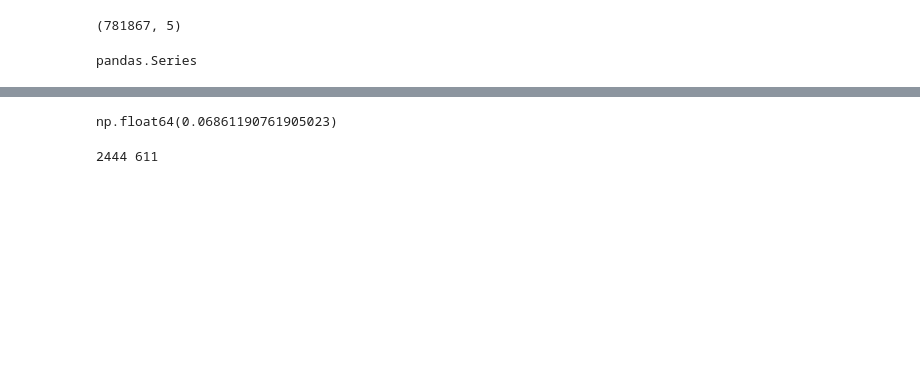
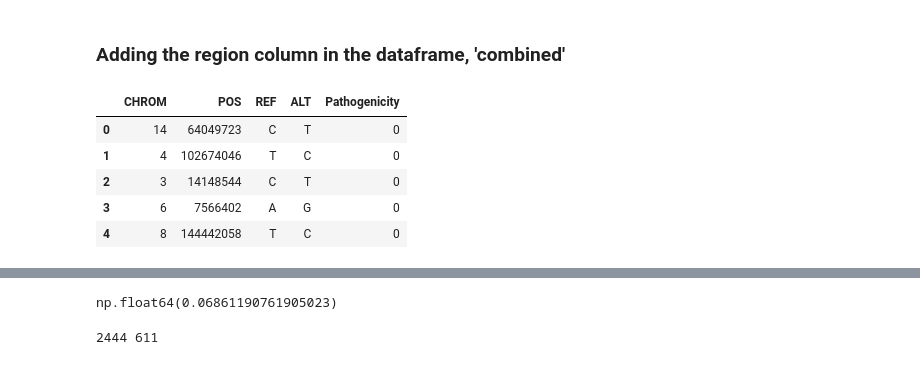
Before and after one commit to Anskira/Predicting-the-pathogenecity-of-genetic-variants, a Jupyter notebook: Notebooks/model_training.ipynb, the cells around one changed output, grey strips where cells are left out. Saved outputs shown, nothing was run; the diff lists cells and outputs as text; code cells hidden in the pictures; blank space fills up the shorter version.

```diff
--- a/Notebooks/model_training.ipynb
+++ b/Notebooks/model_training.ipynb
@@ -11,11 +11,5 @@ from sklearn.model_selection import train_test_split
 from sklearn.metrics import precision_score, recall_score, f1_score
 # %%
 combined = pd.read_csv('combined_df.csv')
-# %%
-combined.shape
-# %% [output]
-(781867, 5)
-# %%
-type(combined['Pathogenicity'].value_counts())
-# %% [output]
-pandas.Series
+# %% [markdown]
+### Adding the region column in the dataframe, 'combined'
@@ -21,0 +28,9 @@ pandas.Series
+# %%
+combined.head()
+# %% [output]
+|  | CHROM | POS | REF | ALT | Pathogenicity |
+| 0 | 14 | 64049723 | C | T | 0 |
+| 1 | 4 | 102674046 | T | C | 0 |
+| 2 | 3 | 14148544 | C | T | 0 |
+| 3 | 6 | 7566402 | A | G | 0 |
+| 4 | 8 | 144442058 | T | C | 0 |
```
Also changed, not shown: parts of 27 cells of this notebook.
